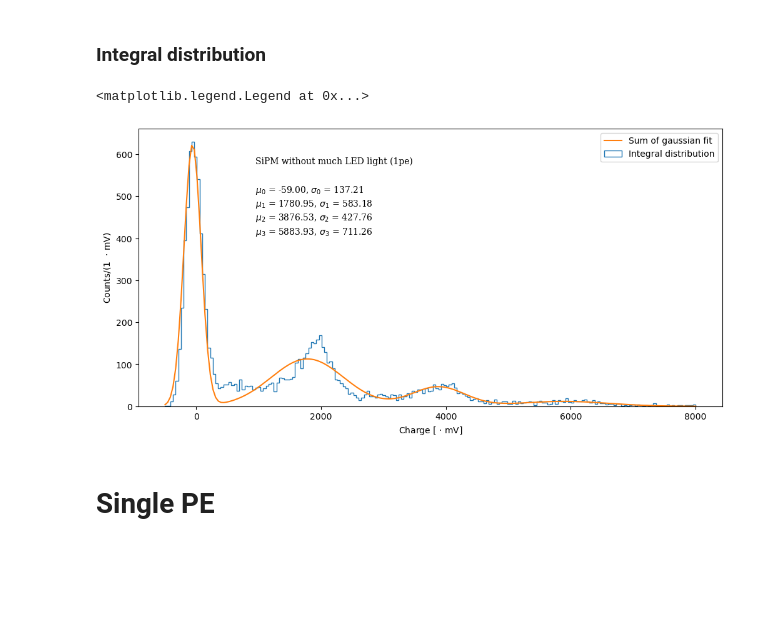
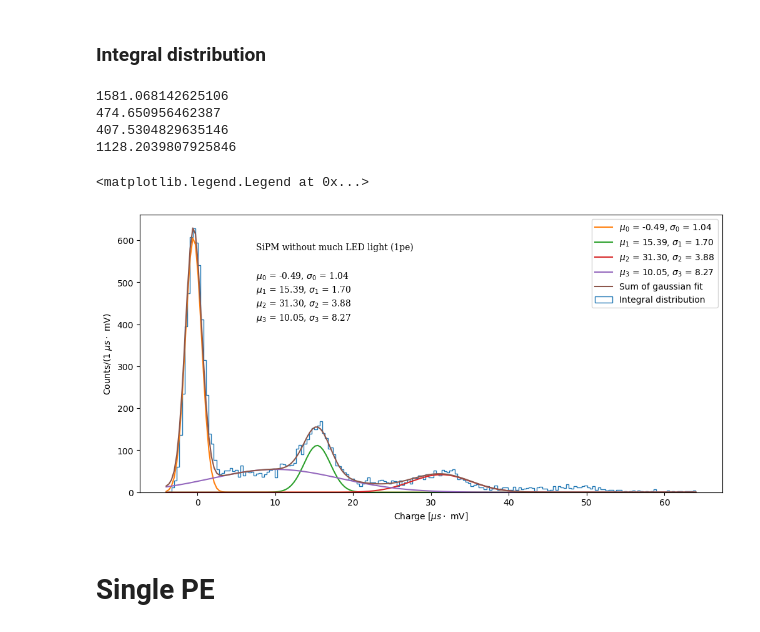
Before and after one commit to mariandbt/python, a Jupyter notebook: notebooks/SiPM_PMT_single_pe_20230306.ipynb, the cells around one changed output. Cells and saved outputs as stored; diff of their text form; code cells hidden in the pictures; blank space fills up the shorter version.

```diff
--- a/notebooks/SiPM_PMT_single_pe_20230306.ipynb
+++ b/notebooks/SiPM_PMT_single_pe_20230306.ipynb
@@ -109,3 +123,5 @@ t2 = 125
+# %%
+waveform[:, 0] = waveform[:, 0]*time_bin
 # %% [markdown]
 ### Baseline correction 1 frame
 # %%
@@ -259,8 +278,12 @@ ax.legend(fontsize=10, loc='right')
 ### Data
 # %%
 data = []
+time_bin = -1.
 with open(filename[0],'r', encoding='ascii') as fp:
     for i, line in enumerate(fp):
+        if (time_bin < 0.) & (any(c == '=' for c in line)):
+            print('Time bin = ', line.split(' = ')[:][1])
+            time_bin = float(line.split(' = ')[:][1].split(' ')[0])
         if any(c.isalpha() for c in line) == False:
             data.append(np.asarray(line.split('\t')[:-1], dtype=float))
 fp.close()
@@ -274,6 +299,7 @@ n_frames = int(len(waveform)/n_points)
 ### RAW Waveform
 # %%
 frame = frame_ref;
+frame = 700;
 # print('frame = ', frame)
 # %%
 fig, ax = plt.subplots(nrows=1, ncols=1, figsize=(6,3), constrained_layout=True)
@@ -291,3 +319,5 @@ ax.set_title(detect[ch] + LED[1] + ' RAW Waveform');
+# %%
+waveform[:, 0] = waveform[:, 0]*time_bin
 # %% [markdown]
 ### Baseline correction 1 frame
 # %%
@@ -409,7 +439,7 @@ n_gauss = 4
 # %%
 fig, ax = plt.subplots(nrows=1, ncols=1, figsize=(10,5), constrained_layout=True)
 
-events, bins, bars = ax.hist(peak_integr, 200, density=False, range=(-5e2, 0.8e4), label='Integral distribution',
+events, bins, bars = ax.hist(peak_integr, 200, density=False, range=(-5e2*time_bin, 0.8e4*time_bin), label='Integral distribution',
                               histtype='step')
 x_ax = np.linspace(bins.min(), bins.max(), len(bins)-1)
 
@@ -439,8 +469,8 @@ if n_gauss == 3:
 # sum of 3 gaussians fit
 
     popt, pcov = scipy.optimize.curve_fit(gauss_sum3, x_ax, events, p0=[1, 0., 1e2,
-                                                                        1, 1600, 1e2,
-                                                                        1, 3900, 1e2])
+                                                                        1, 1600*time_bin, 1e2*time_bin,
+                                                                        1, 3900*time_bin, 1e2*time_bin])
     a = np.zeros(n_gauss); mu = np.zeros(n_gauss); sigma = np.zeros(n_gauss)
 
     a[0], mu[0], sigma[0], a[1], mu[1], sigma[1], a[2], mu[2], sigma[2] = popt
@@ -451,9 +481,10 @@ if n_gauss == 4:
 # sum of 4 gaussians fit
 
     popt, pcov = scipy.optimize.curve_fit(gauss_sum4, x_ax, events, p0=[1, 0., 1e2,
-                                                                        1, 2000, 1e2,
-                                                                        1, 4000, 1e2,
-                                                                        1, 6000, 1e2])
+                                                                        0., 2000*time_bin, 1e2*time_bin,
+                                                                        0., 4000*time_bin, 1e2*time_bin,
+#                                                                         0.05, 6000*time_bin, 1e4])
+                                                                        0., 50., 1e3])
 
     a = np.zeros(n_gauss); mu = np.zeros(n_gauss); sigma = np.zeros(n_gauss)
 
@@ -465,11 +496,11 @@ if n_gauss == 4:
 if n_gauss == 5:
 # sum of 5 gaussians fit
 
-    popt, pcov = scipy.optimize.curve_fit(gauss_sum5, x_ax, events, p0=[1, 0., 1e2,
-                                                                        1, 2000, 1e2,
-                                                                        1, 4000, 1e2,
-                                                                        1, 6000, 1e2,
-                                                                        1, 7500, 1e2])
+    popt, pcov = scipy.optimize.curve_fit(gauss_sum5, x_ax, events, p0=[1, 0., 1e2*time_bin,
+                                                                        1, 2000*time_bin, 1e2*time_bin,
+                                                                        1, 4000*time_bin, 1e2*time_bin,
+                                                                        1, 6000*time_bin, 1e2*time_bin,
+                                                                        1, 8000*time_bin, 1e2*time_bin])
 
     a = np.zeros(n_gauss); mu = np.zeros(n_gauss); sigma = np.zeros(n_gauss)
 
@@ -477,39 +508,44 @@ if n_gauss == 5:
     best_fit_line = gauss_sum5(x_ax, a[0], mu[0], sigma[0], a[1], mu[1], sigma[1],
                                a[2], mu[2], sigma[2], a[3], mu[3], sigma[3], a[4], mu[4], sigma[4])
 
 
 
 signal = np.array([mu, sigma])
 signal.view('i8, '*(n_gauss -1) + 'i8').sort(order=['f1'], axis=1)
 
 #_________plot_settings_________________________________________________
 
 if n_gauss > 1:
     for i in range(n_gauss):
-#         ax.plot(x_ax, gauss(x_ax, a[i], mu[i], sigma[i]), '-',
-#                 label='$\mu_{%d}$ = %.2f, $\sigma_{%d}$ = %.2f'%(i, mu[i], i, sigma[i]))
+        ax.plot(x_ax, gauss(x_ax, a[i], mu[i], sigma[i]), '-',
+                label='$\mu_{%d}$ = %.2f, $\sigma_{%d}$ = %.2f'%(i, mu[i], i, sigma[i]))
         ax.text(0.2, .8 - 0.05*i,
                 '$\mu_{%d}$ = %.2f, $\sigma_{%d}$ = %.2f'%(i, signal[0, i], i, signal[1, i]), transform=ax.transAxes,
                 fontsize=10, verticalalignment='top', fontfamily='serif',
                 bbox=dict(facecolor='1.', edgecolor='none', pad=3.0));
+        print(a[i])
 
     ax.plot(x_ax, best_fit_line, '-', label='Sum of gaussian fit')
 
 else:
     ax.plot(x_ax, gauss(x_ax, a, mu, sigma), '-', label='$\mu$ = %.2f, $\sigma$ = %.2f'%(mu, sigma))
 
-ax.set_ylabel('Counts/(1  $\cdot$ mV)')
-ax.set_xlabel('Charge [ $\cdot$ mV]')
+ax.set_ylabel('Counts/(1 $\mu s\cdot$ mV)')
+ax.set_xlabel('Charge [$\mu s\cdot$ mV]')
 
 ax.text(0.2, .9, detect[ch] + LED[0], transform=ax.transAxes,
             fontsize=10, verticalalignment='top', fontfamily='serif',
             bbox=dict(facecolor='1.', edgecolor='none', pad=3.0));
 
 ax.legend(fontsize=10, loc='best')
 # ax.legend(fontsize=10, loc='center')
 # %% [output]
-<matplotlib.legend.Legend at 0x...>
+1581.068142625106
+474.650956462387
+407.5304829635146
+1128.2039807925846
+<matplotlib.legend.Legend at 0x...>
-[figure, old version]
+[figure, new version]
 # %% [markdown]
 # Single PE
 # %%
```
Also changed, not shown: parts of 11 cells of this notebook, 5 other files.
